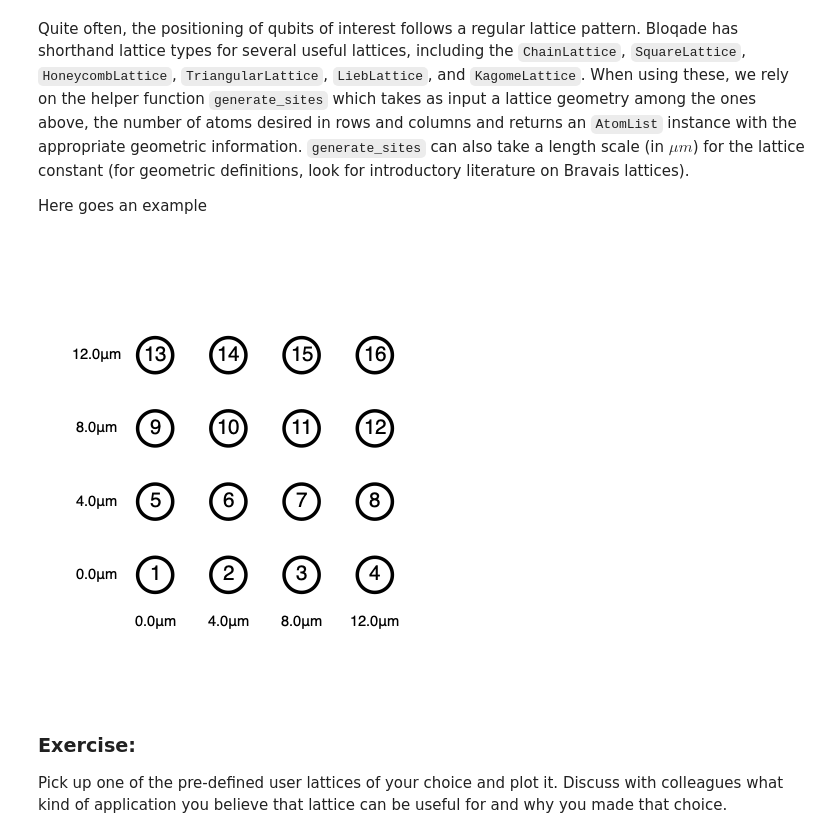
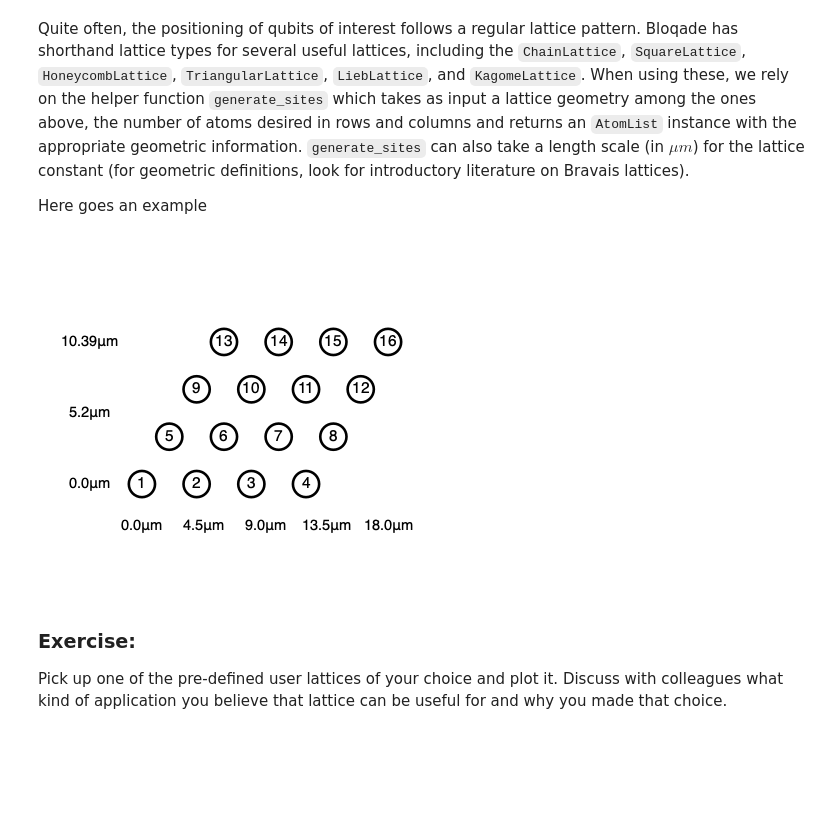
Before and after one commit to QuEraComputing/quera-education, a Jupyter notebook: 1_Basics/Section_I_Bloqade_activities.ipynb, the cells around one changed output. Saved outputs shown, nothing was run; the diff lists cells and outputs as text; code cells hidden in the pictures; blank space fills up the shorter version.

```diff
--- a/1_Basics/Section_I_Bloqade_activities.ipynb
+++ b/1_Basics/Section_I_Bloqade_activities.ipynb
@@ -91,9 +102,9 @@ Quite often, the positioning of qubits of interest follows a regular lattice pat
 
 Here goes an example
 # %%
-generate_sites(SquareLattice(),4,4, scale=4)
+generate_sites(TriangularLattice(),4,4, scale=4)
 # %% [output]
-[figure, old version]
+[figure, new version]
 # %% [markdown]
 ### Exercise:
 
```
Also changed, not shown: parts of 4 cells of this notebook, 5 other files.
